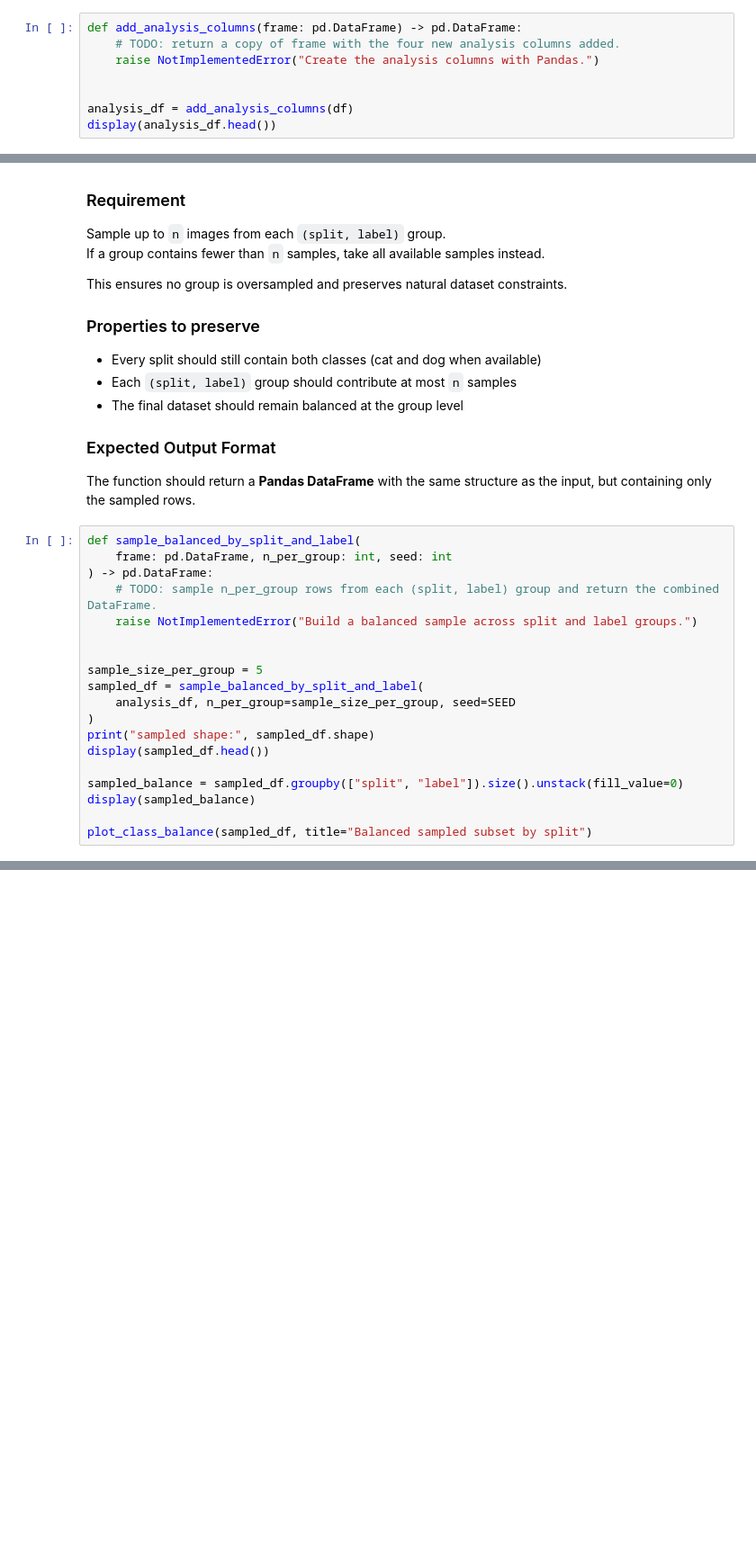
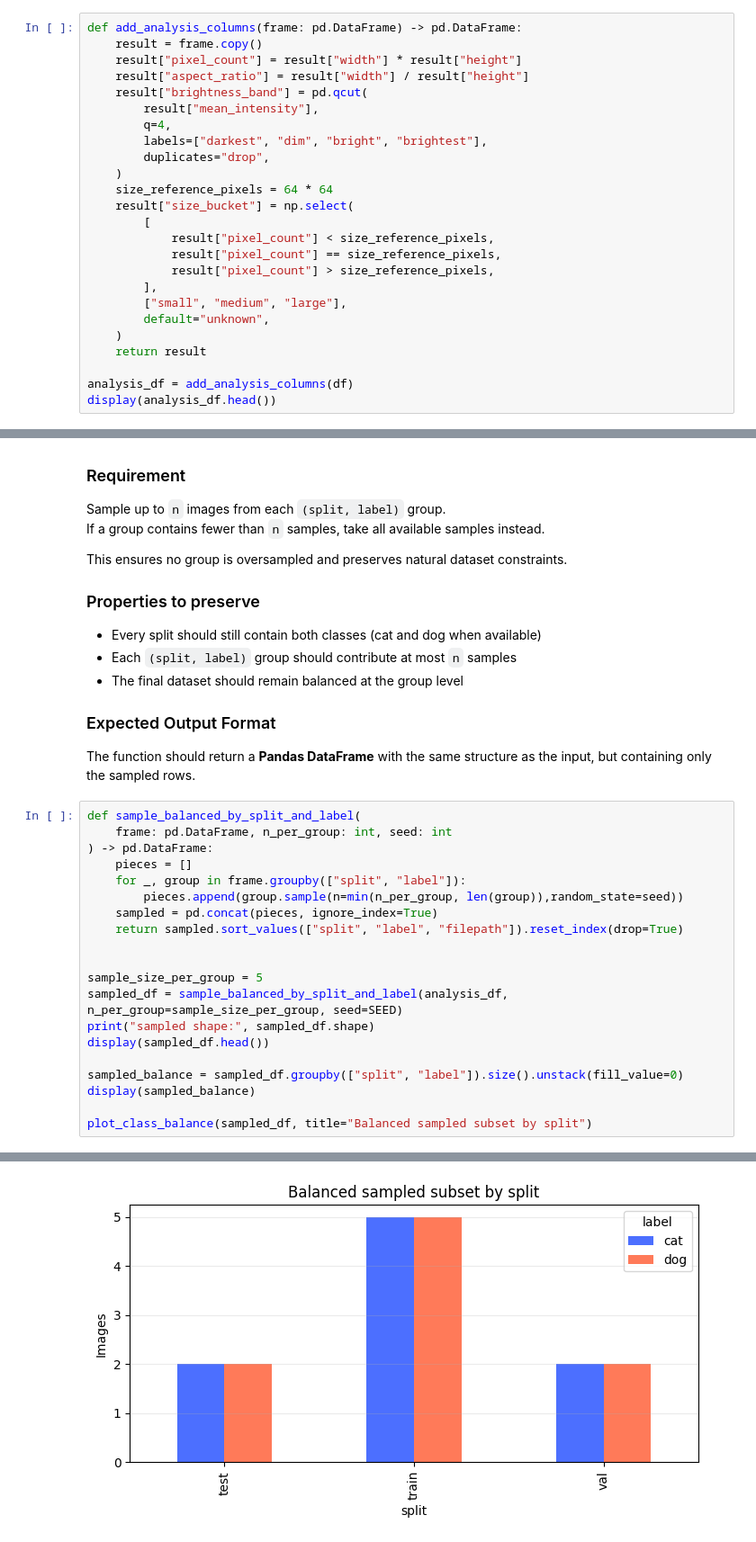
Before and after one commit to vgu-dsai-2026/lab-2-pandas-Tedofu827, a Jupyter notebook: notebook.ipynb, the cells around one changed output, grey strips where cells are left out. Shown at 90% size. Saved outputs shown, nothing was run; the diff lists cells and outputs as text; blank space fills up the shorter version.

```diff
--- a/notebook.ipynb
+++ b/notebook.ipynb
@@ -397,9 +397,26 @@ Define three categories:
 - Keep the returned DataFrame aligned with the input rows.
 # %%
 def add_analysis_columns(frame: pd.DataFrame) -> pd.DataFrame:
-    # TODO: return a copy of frame with the four new analysis columns added.
-    raise NotImplementedError("Create the analysis columns with Pandas.")
-
+    result = frame.copy()
+    result["pixel_count"] = result["width"] * result["height"]
+    result["aspect_ratio"] = result["width"] / result["height"]
+    result["brightness_band"] = pd.qcut(
+        result["mean_intensity"],
+        q=4,
+        labels=["darkest", "dim", "bright", "brightest"],
+        duplicates="drop",
+    )
+    size_reference_pixels = 64 * 64
+    result["size_bucket"] = np.select(
+        [
+            result["pixel_count"] < size_reference_pixels,
+            result["pixel_count"] == size_reference_pixels,
+            result["pixel_count"] > size_reference_pixels,
+        ],
+        ["small", "medium", "large"],
+        default="unknown",
+    )
+    return result
 
 analysis_df = add_analysis_columns(df)
 display(analysis_df.head())
@@ -460,14 +498,15 @@ The function should return a **Pandas DataFrame** with the same structure as the
 def sample_balanced_by_split_and_label(
     frame: pd.DataFrame, n_per_group: int, seed: int
 ) -> pd.DataFrame:
-    # TODO: sample n_per_group rows from each (split, label) group and return the combined DataFrame.
-    raise NotImplementedError("Build a balanced sample across split and label groups.")
+    pieces = []
+    for _, group in frame.groupby(["split", "label"]):
+        pieces.append(group.sample(n=min(n_per_group, len(group)),random_state=seed))
+    sampled = pd.concat(pieces, ignore_index=True)
+    return sampled.sort_values(["split", "label", "filepath"]).reset_index(drop=True)
 
 
 sample_size_per_group = 5
-sampled_df = sample_balanced_by_split_and_label(
-    analysis_df, n_per_group=sample_size_per_group, seed=SEED
-)
+sampled_df = sample_balanced_by_split_and_label(analysis_df, n_per_group=sample_size_per_group, seed=SEED)
 print("sampled shape:", sampled_df.shape)
 display(sampled_df.head())
 
@@ -475,3 +514,4 @@ sampled_balance = sampled_df.groupby(["split", "label"]).size().unstack(fill_val
 display(sampled_balance)
 
 plot_class_balance(sampled_df, title="Balanced sampled subset by split")
+# %% [output]
@@ -478,3 +532,4 @@ plot_class_balance(sampled_df, title="Balanced sampled subset by split")
+[figure, added]
 # %% [markdown]
 ## Reflection
 
```
Also changed, not shown: parts of 5 cells of this notebook.
